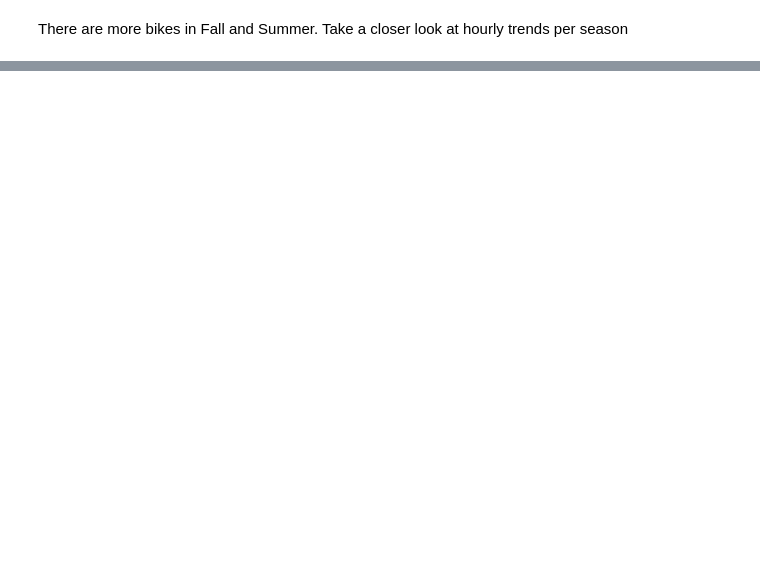
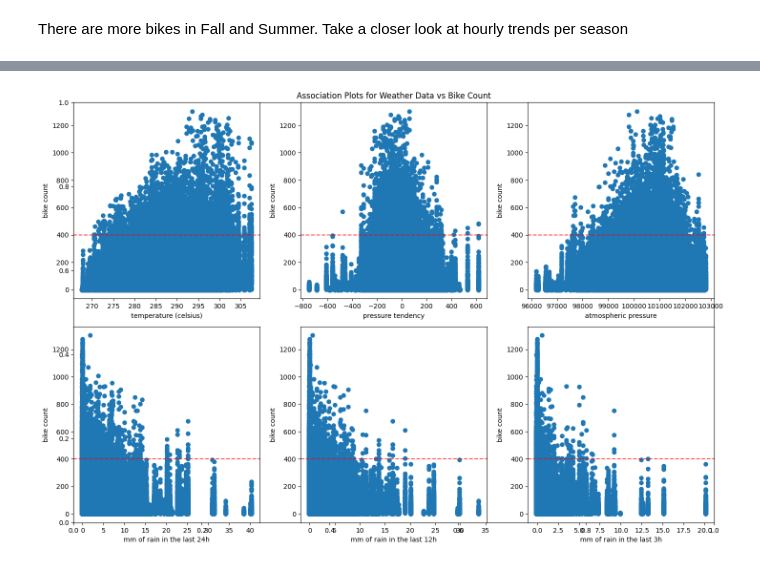
Before and after one commit to dianemans/bike_count_ldmh, a Jupyter notebook: eda_lucien.ipynb, the cells around one changed output, grey strips where cells are left out. Cells and saved outputs as stored; diff of their text form; code cells hidden in the pictures; blank space fills up the shorter version.

```diff
--- a/eda_lucien.ipynb
+++ b/eda_lucien.ipynb
@@ -305,0 +405,26 @@ Name: count, dtype: int64
+# %%
+plt.figure(figsize=(15, 10))
+plt.title('Association Plots for Weather Data vs Bike Count')
+
+plt.subplot(2, 3, 1)
+get_scatter(X['t'], 'temperature (celsius)')
+
+plt.subplot(2, 3, 2)
+get_scatter(X['tend'], 'pressure tendency')
+
+plt.subplot(2, 3, 3)
+get_scatter(X['pres'], 'atmospheric pressure')
+
+plt.subplot(2, 3, 4)
+get_scatter(X['rr24'], 'mm of rain in the last 24h')
+
+plt.subplot(2, 3, 5)
+get_scatter(X['rr12'], 'mm of rain in the last 12h')
+
+plt.subplot(2, 3, 6)
+get_scatter(X['rr3'], 'mm of rain in the last 3h')
+
+plt.tight_layout()
+plt.show()
+# %% [output]
+[figure, added]
```
Also changed, not shown: parts of 37 cells of this notebook, 2 other files.
